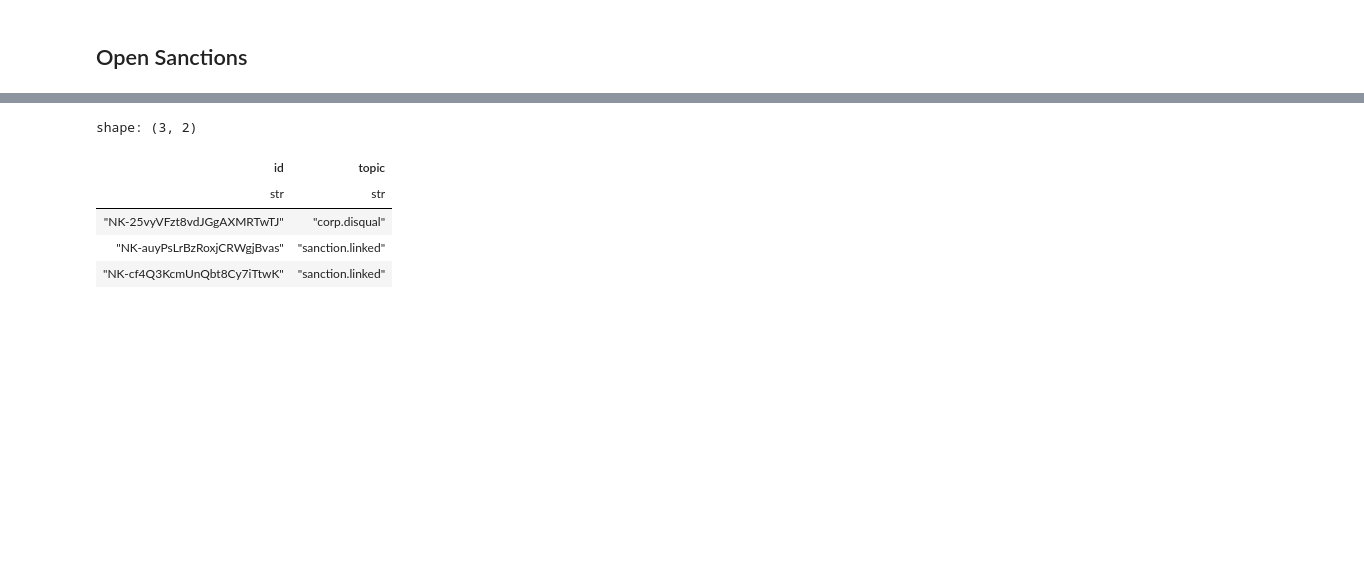
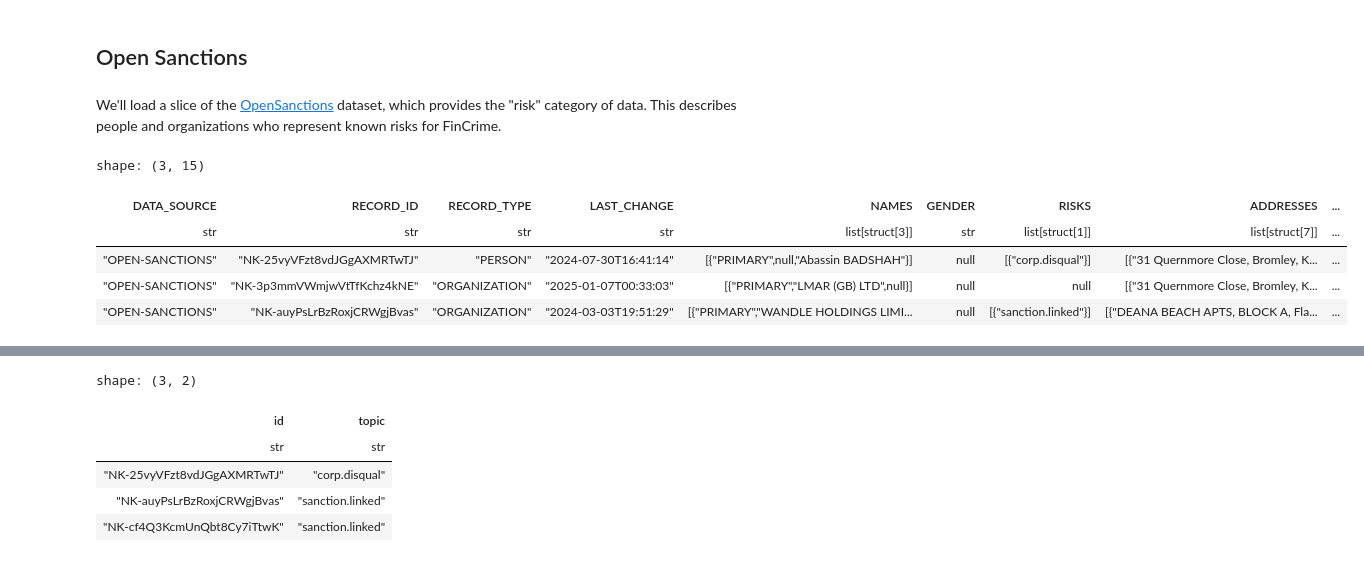
Before and after one commit to kuzudb/entity-resolved-kg-senzing-kuzu, a Jupyter notebook: create_graph.ipynb, the cells around one changed output, grey strips where cells are left out. Drawn from its saved outputs; the diff is of its cells as text; code cells hidden in the pictures; blank space fills up the shorter version.

```diff
--- a/create_graph.ipynb
+++ b/create_graph.ipynb
@@ -43,2 +48,13 @@ conn = kuzu.Connection(db)
+# %% [markdown]
+We'll load a slice of the [OpenSanctions](https://www.opensanctions.org/) dataset, which provides the "risk" category of data.
+This describes people and organizations who represent known risks for FinCrime.
 # %%
-df1 = pl.read_ndjson("data/open-sanctions.json")
+df1 = pl.read_ndjson(data_path / "open-sanctions.json")
+df1.head(3)
+# %% [output]
+shape: (3, 15)
+| DATA_SOURCE | RECORD_ID | RECORD_TYPE | LAST_CHANGE | NAMES | GENDER | RISKS | ADDRESSES | ... |
+| str | str | str | str | list[struct[3]] | str | list[struct[1]] | list[struct[7]] | ... |
+| "OPEN-SANCTIONS" | "NK-25vyVFzt8vdJGgAXMRTwTJ" | "PERSON" | "2024-07-30T16:41:14" | [{"PRIMARY",null,"Abassin BADSHAH"}] | null | [{"corp.disqual"}] | [{"31 Quernmore Close, Bromley, K... | ... |
+| "OPEN-SANCTIONS" | "NK-3p3mmVWmjwVtTfKchz4kNE" | "ORGANIZATION" | "2025-01-07T00:33:03" | [{"PRIMARY","LMAR (GB) LTD",null}] | null | null | [{"31 Quernmore Close, Bromley, K... | ... |
+| "OPEN-SANCTIONS" | "NK-auyPsLrBzRoxjCRWgjBvas" | "ORGANIZATION" | "2024-03-03T19:51:29" | [{"PRIMARY","WANDLE HOLDINGS LIMI... | null | [{"sanction.linked"}] | [{"DEANA BEACH APTS, BLOCK A, Fla... | ... |
```
Also changed, not shown: parts of 34 cells of this notebook, 3 other files.
